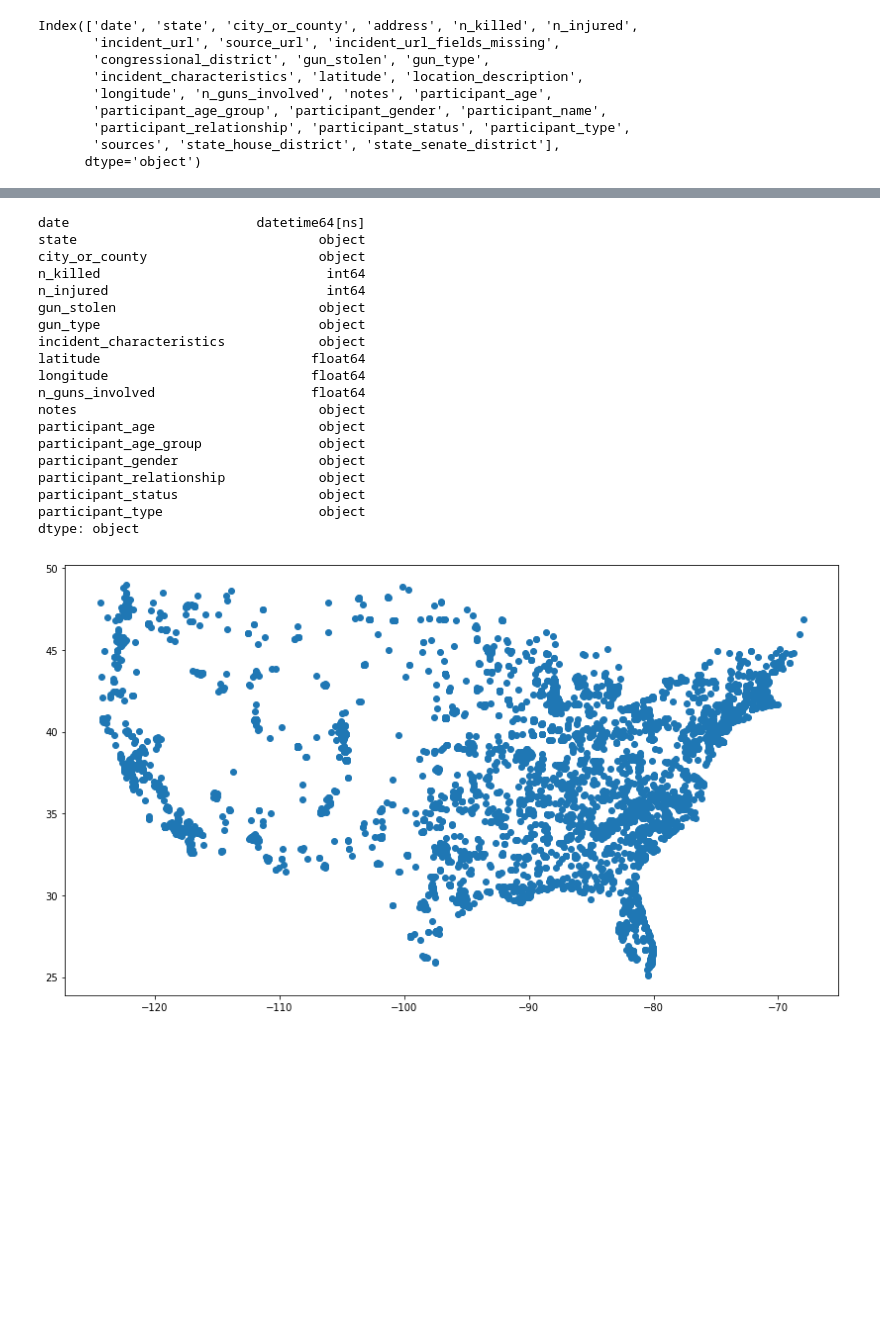
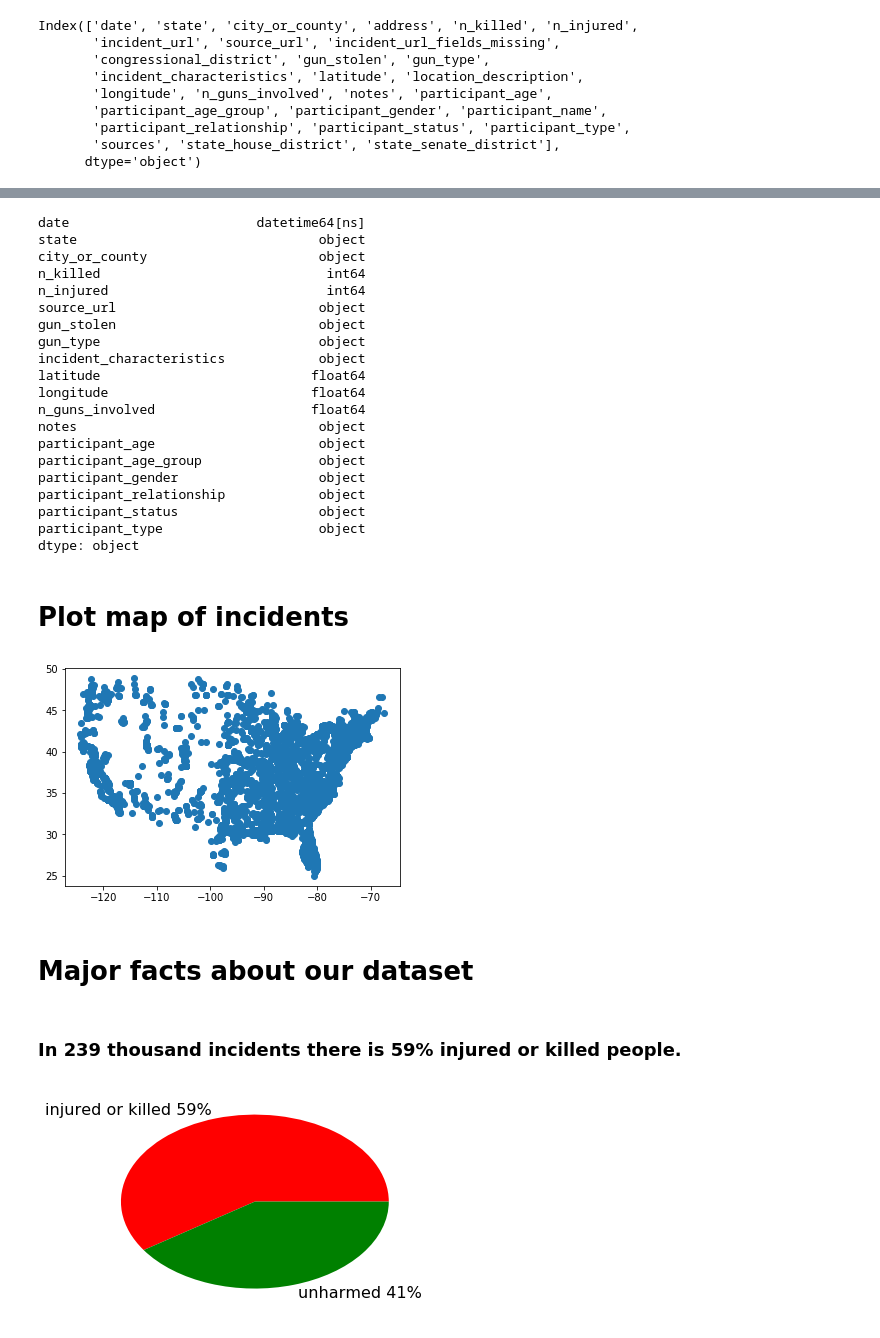
Before and after one commit to belkasanek/eda-gun-violence, a Jupyter notebook: gun_violence_eda.ipynb, the cells around one changed output, grey strips where cells are left out. Cells and saved outputs as stored; diff of their text form; code cells hidden in the pictures; blank space fills up the shorter version.

Commit message:
Add section with major facts about our dataset

```diff
--- a/gun_violence_eda.ipynb
+++ b/gun_violence_eda.ipynb
@@ -52,7 +46,7 @@ Index(['date', 'state', 'city_or_county', 'address', 'n_killed', 'n_injured',
       dtype='object')
 # %%
 # removing unuseful columns
-df.drop(labels=['address', 'incident_url', 'source_url', 'incident_url_fields_missing', 'congressional_district',
+df.drop(labels=['address', 'incident_url', 'incident_url_fields_missing', 'congressional_district',
                 'location_description', 'participant_name', 'sources', 'state_house_district',
                 'state_senate_district'],
         axis=1, inplace=True)
@@ -73,6 +58,7 @@ state                               object
 city_or_county                      object
 n_killed                             int64
 n_injured                            int64
+source_url                          object
 gun_stolen                          object
 gun_type                            object
 incident_characteristics            object
@@ -87,12 +73,33 @@ participant_relationship            object
 participant_status                  object
 participant_type                    object
 dtype: object
+# %% [markdown]
+# Plot map of incidents
 # %%
 temp = df[['latitude', 'longitude']].copy()
 
-# removing hawaii, alyeska and anomaly
+# removing hawaii, alyeska and some anomalys
 temp = temp.loc[temp['longitude'].between(-125, -40) & temp['latitude'].between(25, 50), :]
 temp = temp.dropna().sample(10000)
 plt.scatter(temp['longitude'], temp['latitude']);
 # %% [output]
-[figure, old version]
+[figure, new version]
+# %% [markdown]
+# Major facts about our dataset
+# %%
+total_incidents = df.shape[0]
+zero_killed_or_injured = df.loc[(df['n_killed'] == 0) & (df['n_injured']  == 0)].shape[0]
+
+Markdown("""
+### In {} thousand incidents there is {:2.0f}% injured or killed people.
+""".format(total_incidents // 1000, (total_incidents - zero_killed_or_injured) * 100 / total_incidents))
+# %% [output]
+
+### In 239 thousand incidents there is 59% injured or killed people.
+# %%
+patches, texts = plt.pie([total_incidents - zero_killed_or_injured, zero_killed_or_injured],
+                                     labels=['injured or killed 59%', 'unharmed 41%'], colors=['r', 'g'])
+texts[0].set_fontsize(16)
+texts[1].set_fontsize(16)
+# %% [output]
+[figure, added]
```
Also changed, not shown: parts of 32 cells of this notebook.
